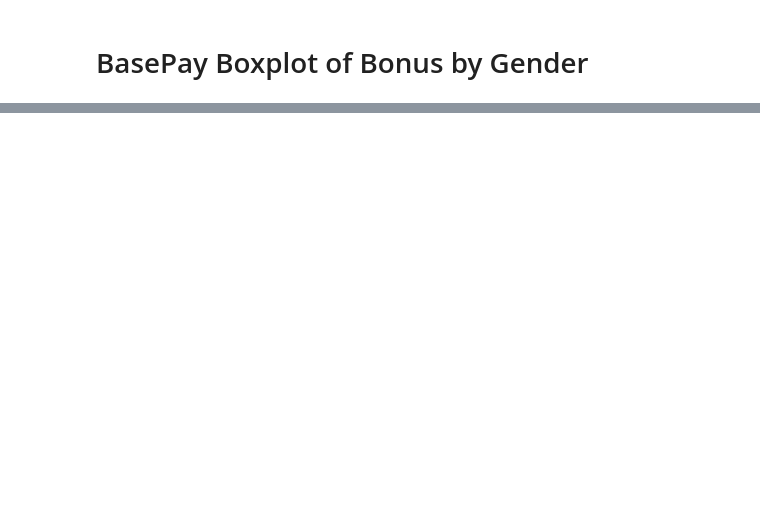
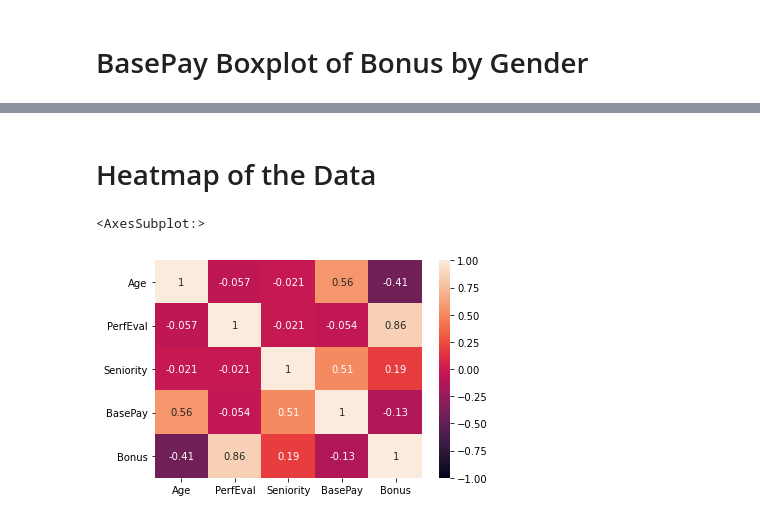
Before and after one commit to rajeski/Pay_Gap, a Jupyter notebook: Notebook.ipynb, the cells around one changed output, grey strips where cells are left out. Cells and saved outputs as stored; diff of their text form; code cells hidden in the pictures; blank space fills up the shorter version.

Commit message:
Project Updates
Continued creating this Jupyter Notebook including the relevant data visualizations for further analysis.

```diff
--- a/Notebook.ipynb
+++ b/Notebook.ipynb
@@ -155,0 +177,7 @@ fig.show()
+# %% [markdown]
+# Heatmap of the Data
+# %%
+sns.heatmap(df.corr(), vmin=-1.0, annot=True)
+# %% [output]
+<AxesSubplot:>
+[figure, added]
```
Also changed, not shown: parts of 2 cells of this notebook.
